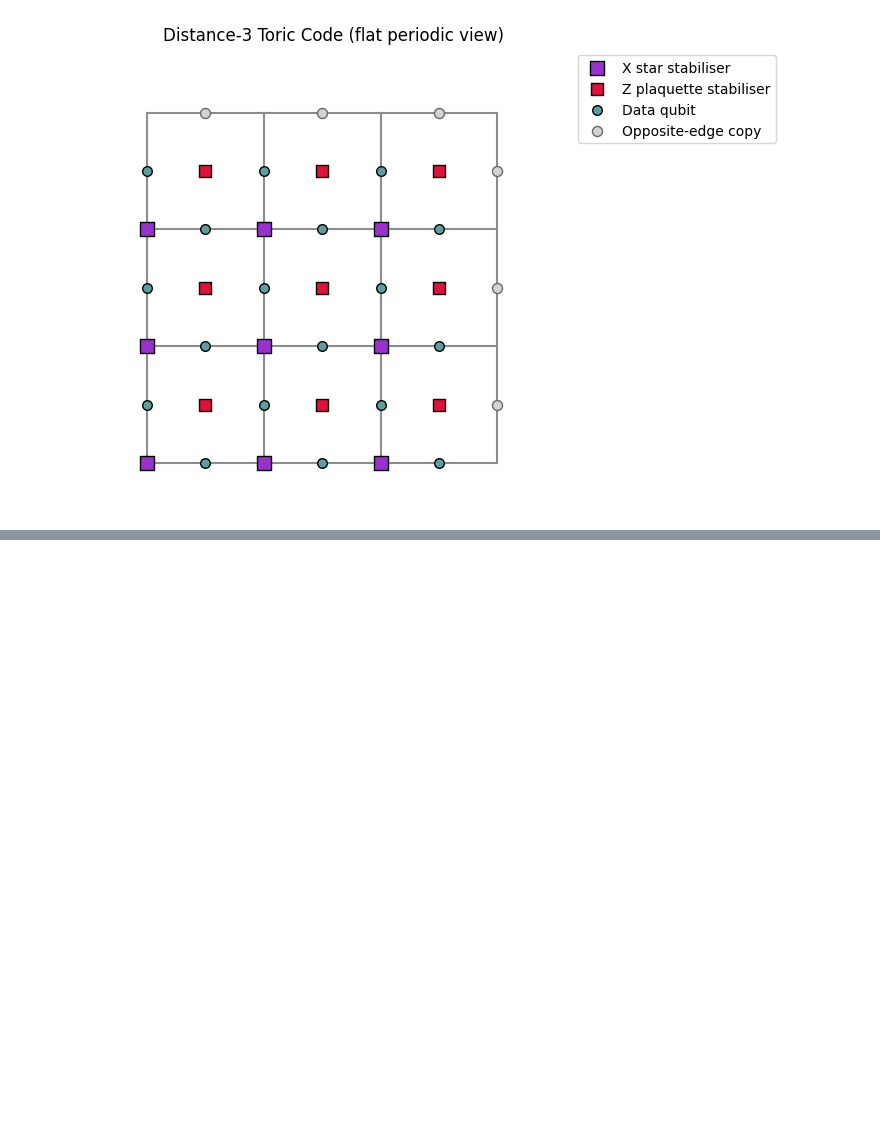
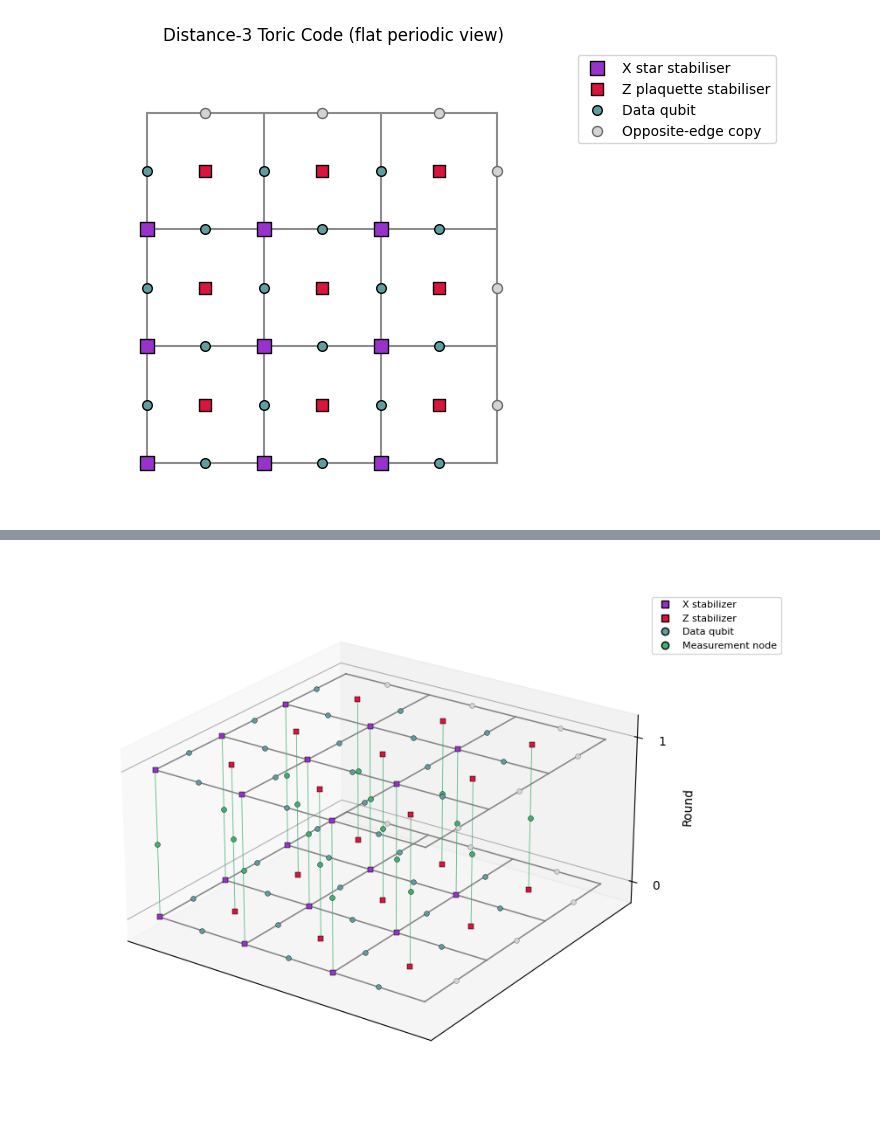
Before and after one commit to laramoyanotaylor/GKP_QEC_Project_Code, a Jupyter notebook: Hypergraph_to_SurfaceCode.ipynb, the cells around one changed output, grey strips where cells are left out. Cells and saved outputs as stored; diff of their text form; code cells hidden in the pictures; blank space fills up the shorter version.

```diff
--- a/Hypergraph_to_SurfaceCode.ipynb
+++ b/Hypergraph_to_SurfaceCode.ipynb
@@ -282 +285,13 @@ toric_code_image(d=3)
+# %%
+import importlib
+import plot_toric_measurement_rounds
+
+importlib.reload(plot_toric_measurement_rounds)
+T = 2  # Number of complete toric-code rounds
+plot_toric_measurement_rounds.plot_toric_measurement_rounds(
+    d=3, T=T, save_path='toric_code_with_measurement_rounds.png'
+)
+plt.show()
+# %% [output]
+[figure, added]
 # %%
```
Also changed, not shown: parts of 10 cells of this notebook.
